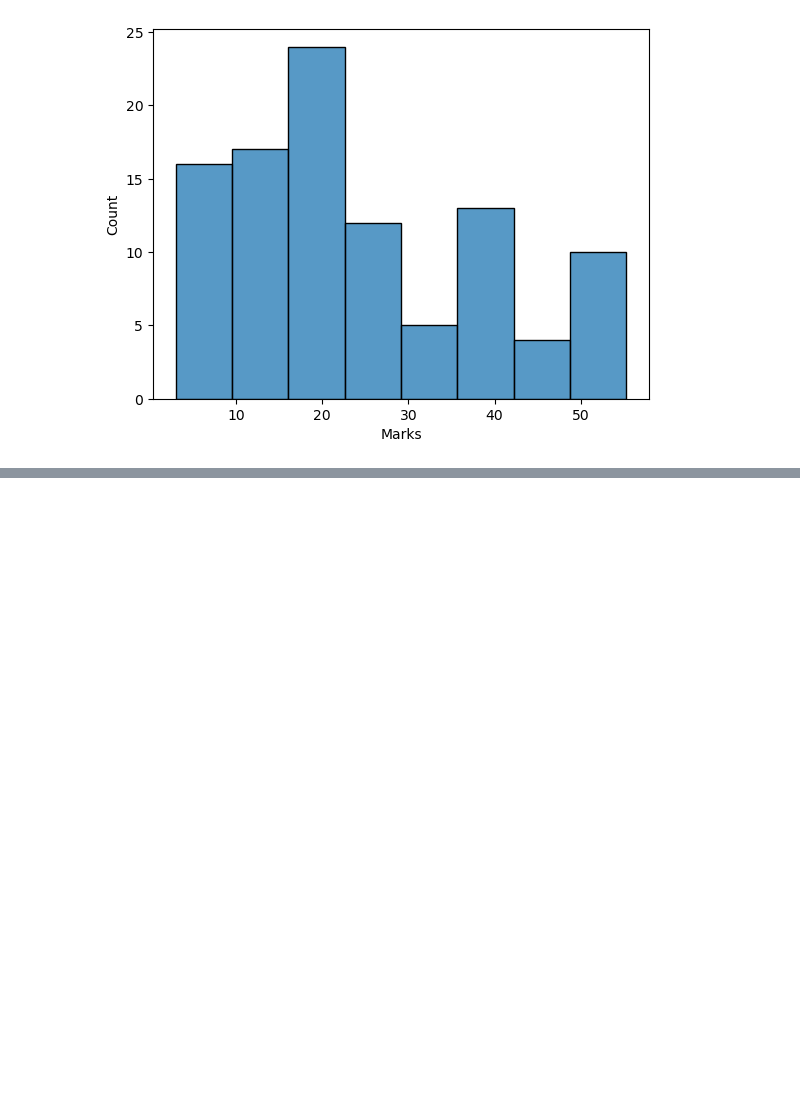
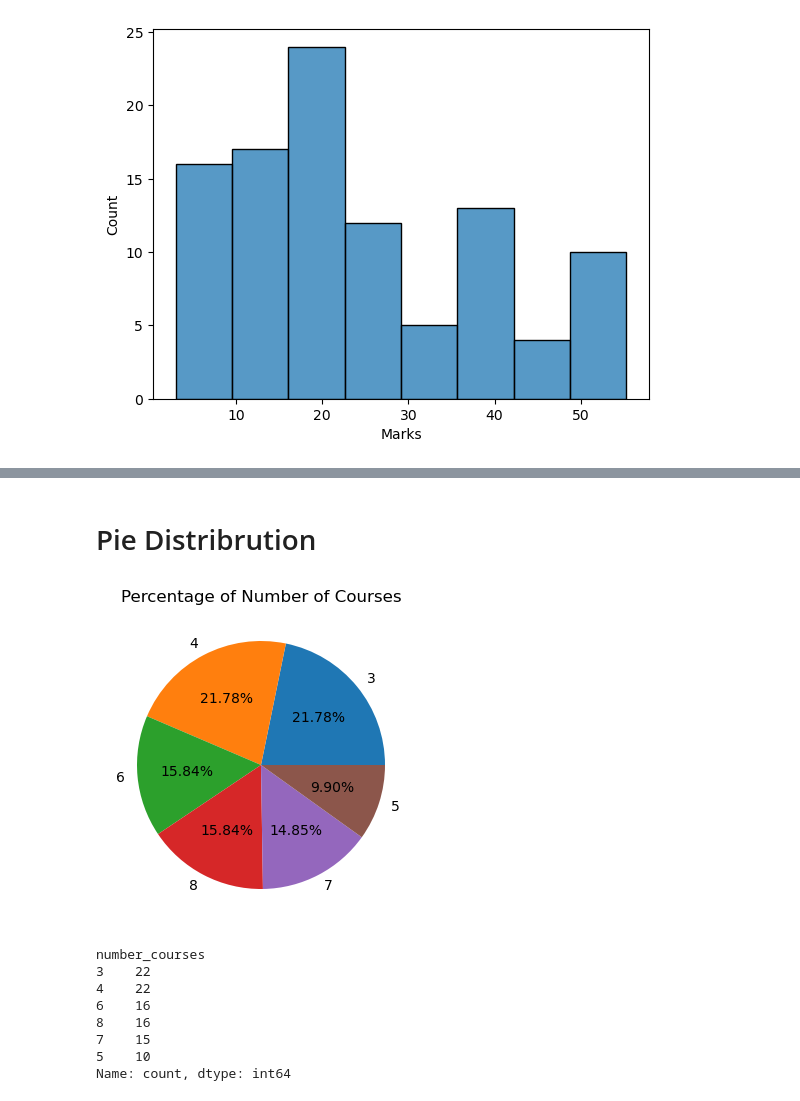
Before and after one commit to Aditya-KIT/Python-Jupyter, a Jupyter notebook: Untitled1.ipynb, the cells around one changed output, grey strips where cells are left out. Drawn from its saved outputs; the diff is of its cells as text; code cells hidden in the pictures; blank space fills up the shorter version.

```diff
--- a/Untitled1.ipynb
+++ b/Untitled1.ipynb
@@ -188,0 +196,24 @@ plt.show()
+# %% [markdown]
+# Pie Distribrution
+# %%
+plt.figure(figsize=(4,5)) # Size of Pie chart
+course_counts = df['number_courses'].value_counts()
+
+plt.pie(
+    course_counts,
+    labels=course_counts.index,
+    autopct='%1.2f%%'
+)
+plt.title("Percentage of Number of Courses", fontsize=12)
+plt.show()
+course_counts
+# %% [output]
+[figure, added]
+number_courses
+3    22
+4    22
+6    16
+8    16
+7    15
+5    10
+Name: count, dtype: int64
```
Also changed, not shown: parts of 3 cells of this notebook.
